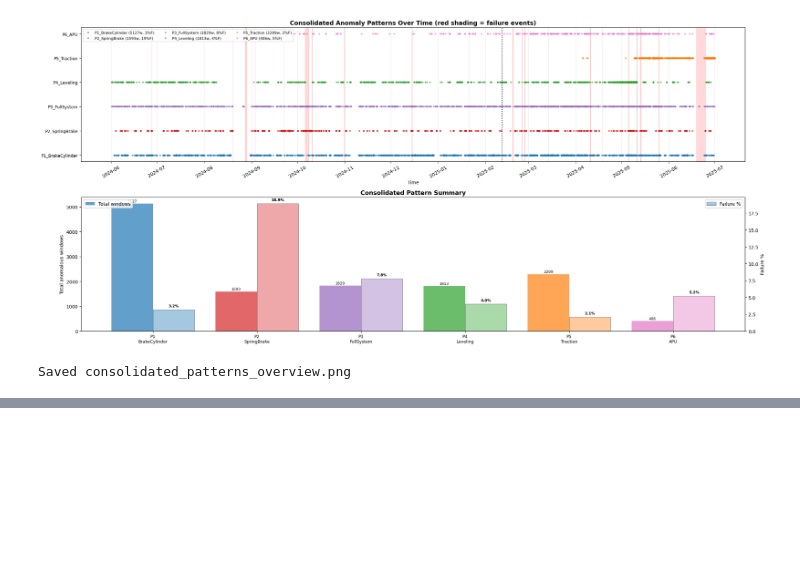
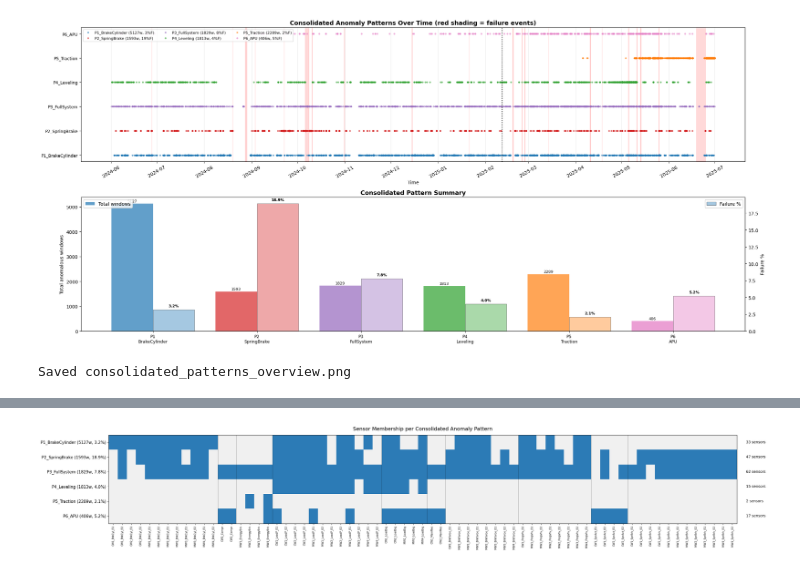
Before and after one commit to Emir515/Kurtulus-thesis, a Jupyter notebook: notebooks/04_anomaly_pattern_discovery.ipynb, the cells around one changed output, grey strips where cells are left out. Drawn from its saved outputs; the diff is of its cells as text; code cells hidden in the pictures; blank space fills up the shorter version.

Commit message:
Add sensor heatmap visualization to NB04
Co-Authored-By: Claude Opus 4.6 <noreply@anthropic.com>

```diff
--- a/notebooks/04_anomaly_pattern_discovery.ipynb
+++ b/notebooks/04_anomaly_pattern_discovery.ipynb
@@ -1144,0 +1145,88 @@ Affected components:
+# %%
+# ── Heatmap: sensors included in each consolidated pattern ──
+
+with open(os.path.join(OUT_DIR, 'consolidated_patterns.json'), encoding='utf-8') as f:
+    cons_patterns = json.load(f)
+
+# Collect all unique sensors across patterns
+all_sensors = sorted(set(s for p in cons_patterns.values() for s in p['sensors']))
+pattern_names = list(cons_patterns.keys())
+
+# Build binary matrix: patterns x sensors
+matrix = np.zeros((len(pattern_names), len(all_sensors)), dtype=int)
+for i, pname in enumerate(pattern_names):
+    for s in cons_patterns[pname]['sensors']:
+        j = all_sensors.index(s)
+        matrix[i, j] = 1
+
+# Parse sensor into component type for grouping
+def get_component(sensor):
+    parts = sensor.split('_', 1)
+    return parts[1] if len(parts) > 1 else sensor
+
+# Group sensors by component type and sort
+comp_order = {}
+for s in all_sensors:
+    comp = get_component(s)
+    base = '_'.join(comp.replace('_BOGIE1','').replace('_BOGIE2','').split('_'))
+    comp_order[s] = base
+
+sorted_sensors = sorted(all_sensors, key=lambda s: (comp_order[s], s))
+sort_idx = [all_sensors.index(s) for s in sorted_sensors]
+matrix_sorted = matrix[:, sort_idx]
+
+# Short labels for y-axis
+y_labels = [f"{p} ({cons_patterns[p]['total_windows']}w, {cons_patterns[p]['failure_pct']:.1f}%)" for p in pattern_names]
+
+# Short labels for x-axis: Car_Component
+x_labels = []
+for s in sorted_sensors:
+    parts = s.split('_', 1)
+    car = parts[0]
+    comp = parts[1] if len(parts) > 1 else s
+    comp_short = comp.replace('BRAKE_CYLINDER_PRESSURE', 'BrkCyl') \
+                      .replace('SPRING_BRAKE_PRESSURE', 'SprBrk') \
+                      .replace('SPRING_BRAKE_ACTIVE', 'SprAct') \
+                      .replace('PROPORTIONAL_VALVE_PRESSURE', 'PropVlv') \
+                      .replace('PNEUMATIC_BRAKING_FORCE', 'BrkForce') \
+                      .replace('LOAD_PRESSURE', 'LoadP') \
+                      .replace('LOAD_SIGNAL', 'LoadSig') \
+                      .replace('MAIN_RESERVOIR_PRESSURE', 'MainRes') \
+                      .replace('COMPRESSOR_RUNNING', 'Compr') \
+                      .replace('ENERGY_BRAKING_RESISTANCE', 'EnergyBrk') \
+                      .replace('_BOGIE1', '_B1') \
+                      .replace('_BOGIE2', '_B2')
+    x_labels.append(f"{car}_{comp_short}")
+
+# Color map
+from matplotlib.colors import ListedColormap
+cmap = ListedColormap(['#f0f0f0', '#2c7bb6'])
+
+fig, ax = plt.subplots(figsize=(28, 5))
+im = ax.imshow(matrix_sorted, cmap=cmap, aspect='auto', interpolation='nearest')
+
+ax.set_yticks(range(len(pattern_names)))
+ax.set_yticklabels(y_labels, fontsize=11)
+ax.set_xticks(range(len(sorted_sensors)))
+ax.set_xticklabels(x_labels, rotation=90, fontsize=7, ha='center')
+ax.set_title('Sensor Membership per Consolidated Anomaly Pattern', fontsize=14, pad=12)
+
+# Add grid lines between component groups
+prev_comp = None
+for idx, s in enumerate(sorted_sensors):
+    comp = comp_order[s]
+    if prev_comp is not None and comp != prev_comp:
+        ax.axvline(x=idx - 0.5, color='black', linewidth=0.8, alpha=0.4)
+    prev_comp = comp
+
+# Add sensor count per pattern on right side
+for i, pname in enumerate(pattern_names):
+    n = matrix_sorted[i].sum()
+    ax.text(len(sorted_sensors) + 0.5, i, f"{n} sensors", va='center', fontsize=10)
+
+plt.tight_layout()
+plt.savefig(os.path.join(OUT_DIR, 'pattern_sensor_heatmap.png'), dpi=150, bbox_inches='tight')
+plt.show()
+print("Saved to outputs/pattern_sensor_heatmap.png")
+# %% [output]
+[figure, added]
```
Also changed, not shown: parts of 4 cells of this notebook, 1 other file.
